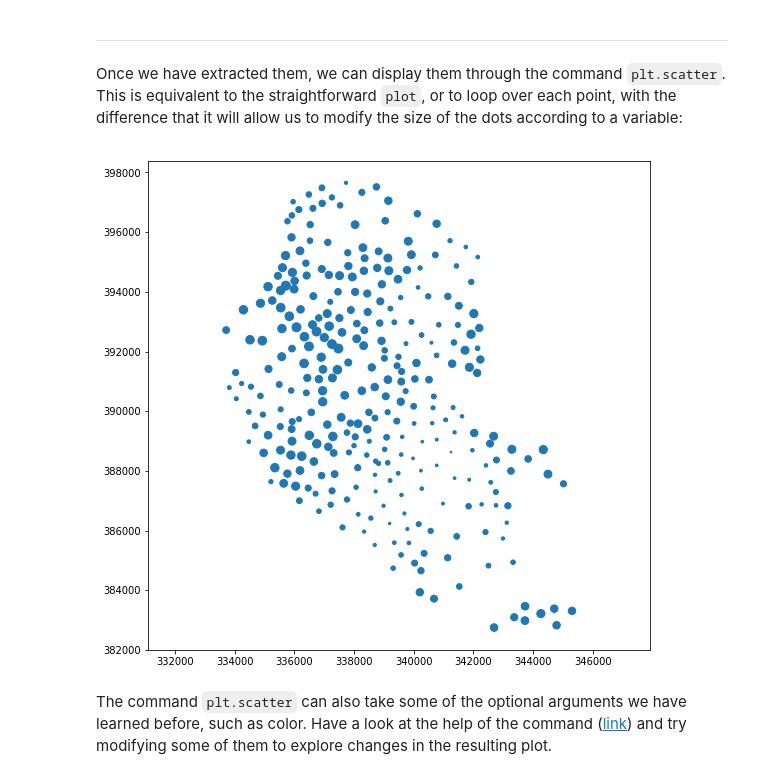
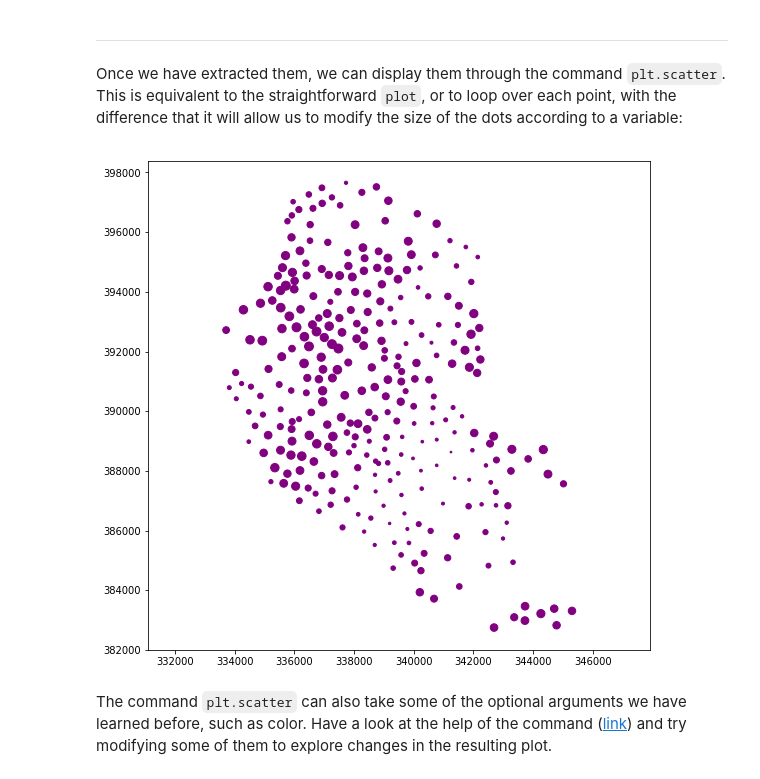
Before and after one commit to darribas/gds17, a Jupyter notebook: content/labs/lab_03_extras.ipynb, the cells around one changed output. Saved outputs shown, nothing was run; the diff lists cells and outputs as text; code cells hidden in the pictures.

```diff
--- a/content/labs/lab_03_extras.ipynb
+++ b/content/labs/lab_03_extras.ipynb
@@ -129,15 +129,15 @@ Once we have extracted them, we can display them through the command `plt.scatte
 # %%
 # Set up figure and axes
 f, ax = plt.subplots(1, figsize=(9, 9))
 # Plot the dots, using `imd_score` as a variable to modify
 # the size of each dot
-ax.scatter(pts[:, 0], pts[:, 1], s=imd['imd_score'].values)
+ax.scatter(pts[:, 0], pts[:, 1], c='purple', s=imd['imd_score'].values)
 # Keep axes proportionate
 ax.axis("equal")
 # Display
 plt.show()
 # %% [output]
-[figure, old version]
+[figure, new version]
 # %% [markdown]
 The command `plt.scatter` can also take some of the optional arguments we have learned before, such as color. Have a look at the help of the command ([link](http://matplotlib.org/api/pyplot_api.html#matplotlib.pyplot.scatter)) and try modifying some of them to explore changes in the resulting plot.
 # %% [markdown]
```
Also changed, not shown: parts of 6 cells of this notebook, 17 other files.
